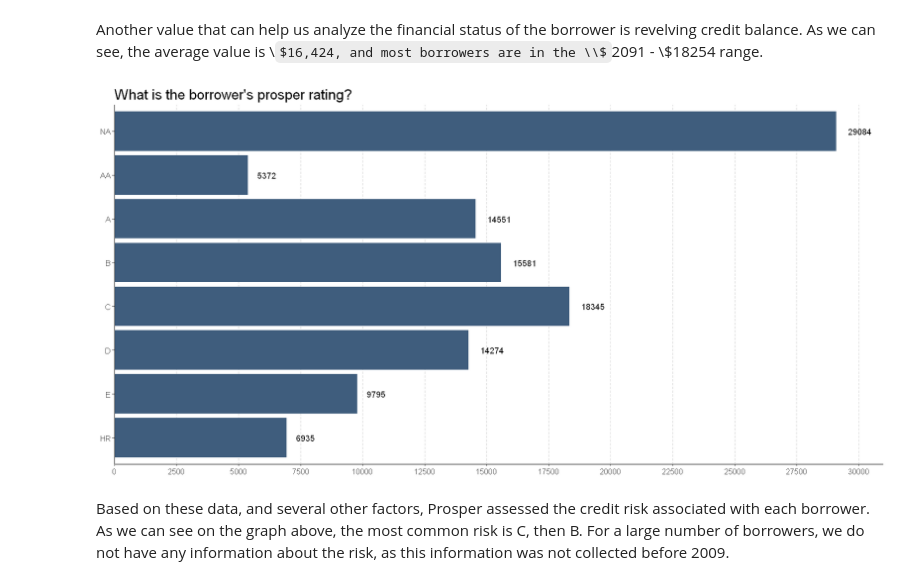
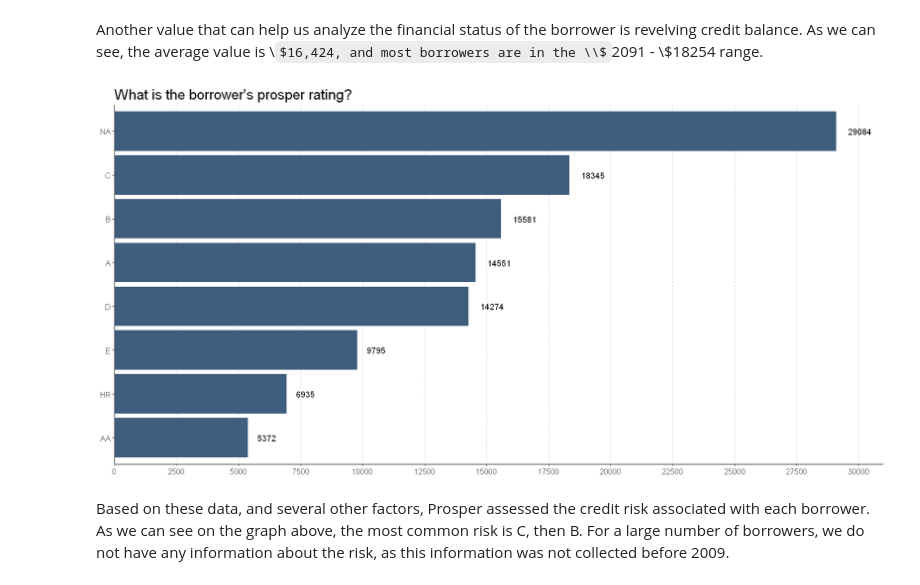
Before and after one commit to BarbaraStempien/DA--Loan-Data-from-Prosper, a Jupyter notebook: analysis.ipynb, the cells around one changed output. Cells and saved outputs as stored; diff of their text form; code cells hidden in the pictures; some formulas as TeX source.

```diff
--- a/analysis.ipynb
+++ b/analysis.ipynb
@@ -1007,26 +1027,26 @@ Warning message:
 # %% [markdown]
 Another value that can help us analyze the financial status of the borrower is revelving credit balance. As we can see, the average value is \\$16,424, and most borrowers are in the \\$2091 - \\$18254 range.
 # %%
-# Prosper Rating
-prosper_rating <- df %>% count(df$ProsperRating..Alpha.) %>%
-                    setNames(.,c("rating", "count")) %>%
-                    arrange(desc(count))
+    # Prosper Rating
+    prosper_rating <- df %>% count(df$ProsperRating..Alpha.) %>%
+                        setNames(.,c("rating", "count")) %>%
+                        arrange(desc(count))
 
-# Prosper Rating
-ggplot(prosper_rating, aes(x = rating, y = count)) +
-  geom_bar(fill = "#3F5D7D", stat = "identity") +
-  geom_text(aes(label = count), hjust = -0.5) +
-  labs(title = "What is the borrower's prosper rating?") +
-  scale_y_continuous(limits = c(0,31000), breaks = seq(0, 31000, 2500), expand = c(0,0)) +
-  theme(plot.title = element_text(size = 18),
-        axis.title.x = element_blank(),
-        axis.title.y = element_blank(),
-        axis.text.y = element_text(size=10),
-        axis.text.x = element_text(size=10),
-        panel.grid.major.x = element_line(color="#d3d3d3", linetype = "dashed", size=0.5)) +
-  rotate()
+    # Prosper Rating
+    ggplot(prosper_rating, aes(x = reorder(rating, count), y = count)) +
+      geom_bar(fill = "#3F5D7D", stat = "identity") +
+      geom_text(aes(label = count), hjust = -0.5) +
+      labs(title = "What is the borrower's prosper rating?") +
+      scale_y_continuous(limits = c(0,31000), breaks = seq(0, 31000, 2500), expand = c(0,0)) +
+      theme(plot.title = element_text(size = 18),
+            axis.title.x = element_blank(),
+            axis.title.y = element_blank(),
+            axis.text.y = element_text(size=10),
+            axis.text.x = element_text(size=10),
+            panel.grid.major.x = element_line(color="#d3d3d3", linetype = "dashed", size=0.5)) +
+      rotate()
 # %% [output]
-[figure, old version]
+[figure, new version]
 # %% [markdown]
 Based on these data, and several other factors, Prosper assessed the credit risk associated with each borrower. As we can see on the graph above, the most common risk is C, then B. For a large number of borrowers, we do not have any information about the risk, as this information was not collected before 2009.
 # %%
```
Also changed, not shown: parts of 36 cells of this notebook, 2 other files.
